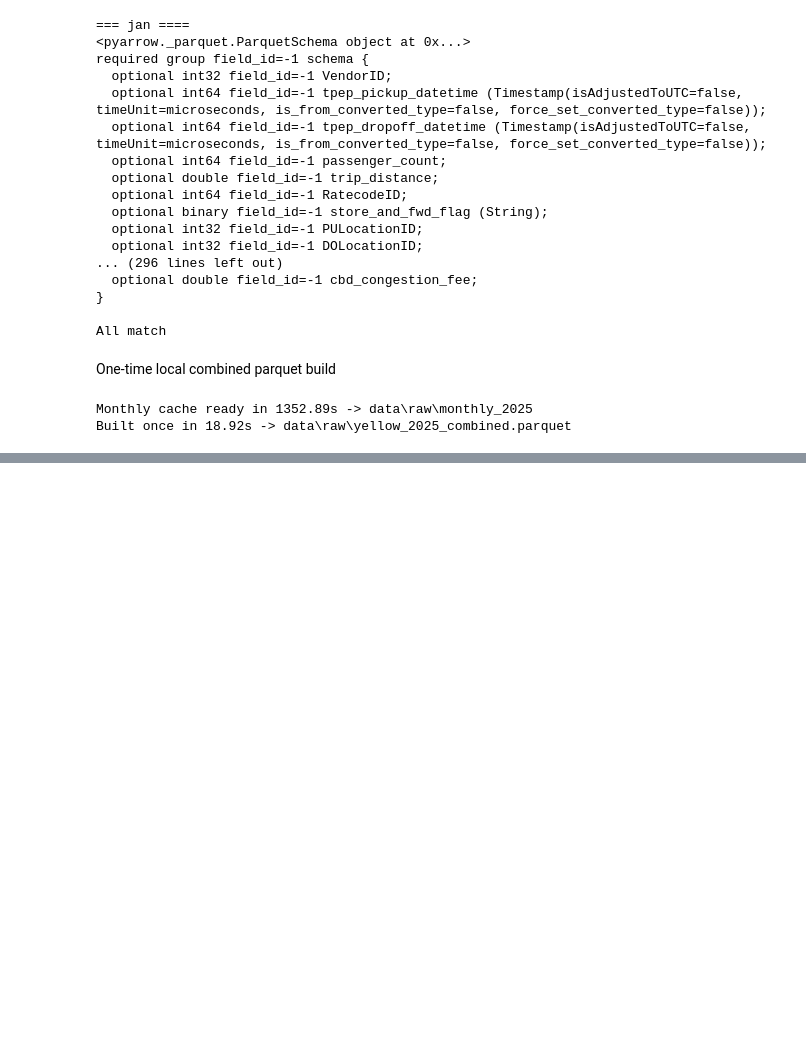
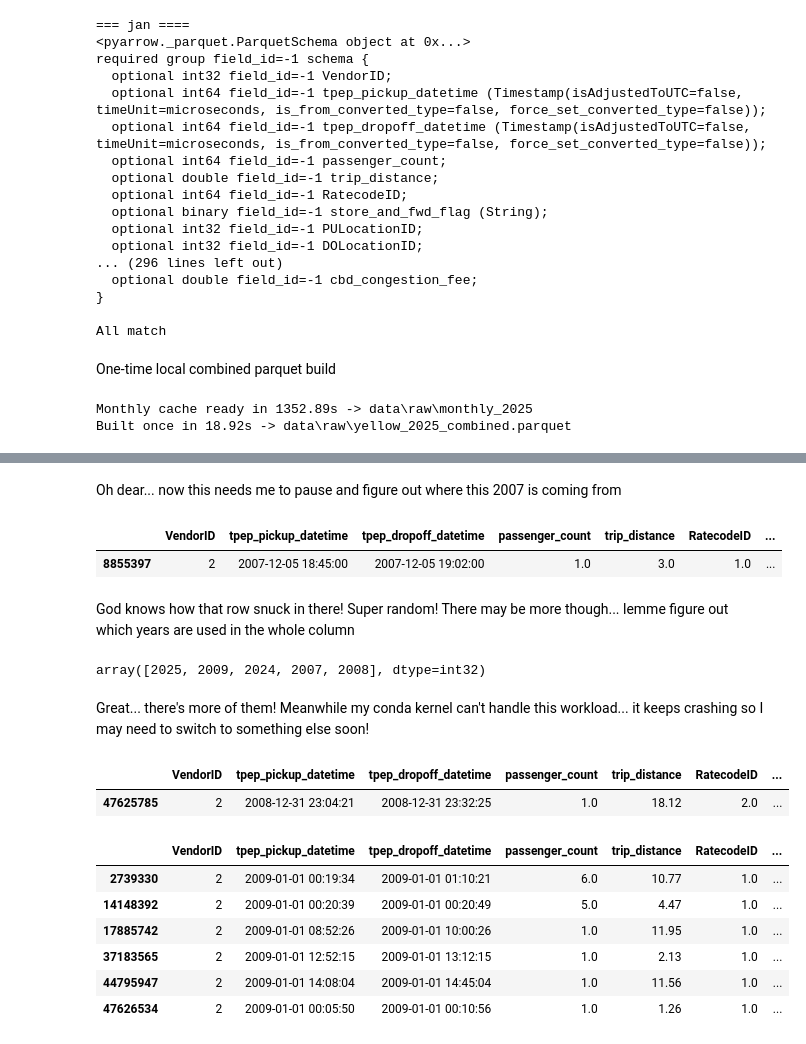
Before and after one commit to delightaheebwa/nyc-demand, a Jupyter notebook: notebooks/analysis.ipynb, the cells around one changed output, grey strips where cells are left out. Saved outputs shown, nothing was run; the diff lists cells and outputs as text; code cells hidden in the pictures; blank space fills up the shorter version.

```diff
--- a/notebooks/analysis.ipynb
+++ b/notebooks/analysis.ipynb
@@ -129,0 +160,17 @@ Built once in 18.92s -> data\raw\yellow_2025_combined.parquet
+# %% [markdown]
+Oh dear... now this needs me to pause and figure out where this 2007 is coming from
+# %%
+filter_2007 = yellow_df[(yellow_df["tpep_pickup_datetime"].dt.year == 2007)]
+filter_2007
+# %% [output]
+|  | VendorID | tpep_pickup_datetime | tpep_dropoff_datetime | passenger_count | trip_distance | RatecodeID | ... |
+| 8855397 | 2 | 2007-12-05 18:45:00 | 2007-12-05 19:02:00 | 1.0 | 3.0 | 1.0 | ... |
+# %% [markdown]
+God knows how that row snuck in there! Super random! There may be more though... lemme figure out which years are used in the whole column
+# %%
+unique_years = yellow_df["tpep_pickup_datetime"].dt.year.unique()
+unique_years
+# %% [output]
+array([2025, 2009, 2024, 2007, 2008], dtype=int32)
+# %% [markdown]
+Great... there's more of them! Meanwhile my conda kernel can't handle this workload... it keeps crashing so I may need to switch to something else soon!
@@ -129,0 +181,15 @@ Built once in 18.92s -> data\raw\yellow_2025_combined.parquet
+# %%
+filter_2008
+# %% [output]
+|  | VendorID | tpep_pickup_datetime | tpep_dropoff_datetime | passenger_count | trip_distance | RatecodeID | ... |
+| 47625785 | 2 | 2008-12-31 23:04:21 | 2008-12-31 23:32:25 | 1.0 | 18.12 | 2.0 | ... |
+# %%
+filter_2009
+# %% [output]
+|  | VendorID | tpep_pickup_datetime | tpep_dropoff_datetime | passenger_count | trip_distance | RatecodeID | ... |
+| 2739330 | 2 | 2009-01-01 00:19:34 | 2009-01-01 01:10:21 | 6.0 | 10.77 | 1.0 | ... |
+| 14148392 | 2 | 2009-01-01 00:20:39 | 2009-01-01 00:20:49 | 5.0 | 4.47 | 1.0 | ... |
+| 17885742 | 2 | 2009-01-01 08:52:26 | 2009-01-01 10:00:26 | 1.0 | 11.95 | 1.0 | ... |
+| 37183565 | 2 | 2009-01-01 12:52:15 | 2009-01-01 13:12:15 | 1.0 | 2.13 | 1.0 | ... |
+| 44795947 | 2 | 2009-01-01 14:08:04 | 2009-01-01 14:45:04 | 1.0 | 11.56 | 1.0 | ... |
+| 47626534 | 2 | 2009-01-01 00:05:50 | 2009-01-01 00:10:56 | 1.0 | 1.26 | 1.0 | ... |
```
Also changed, not shown: parts of 10 cells of this notebook, 2 other files.
